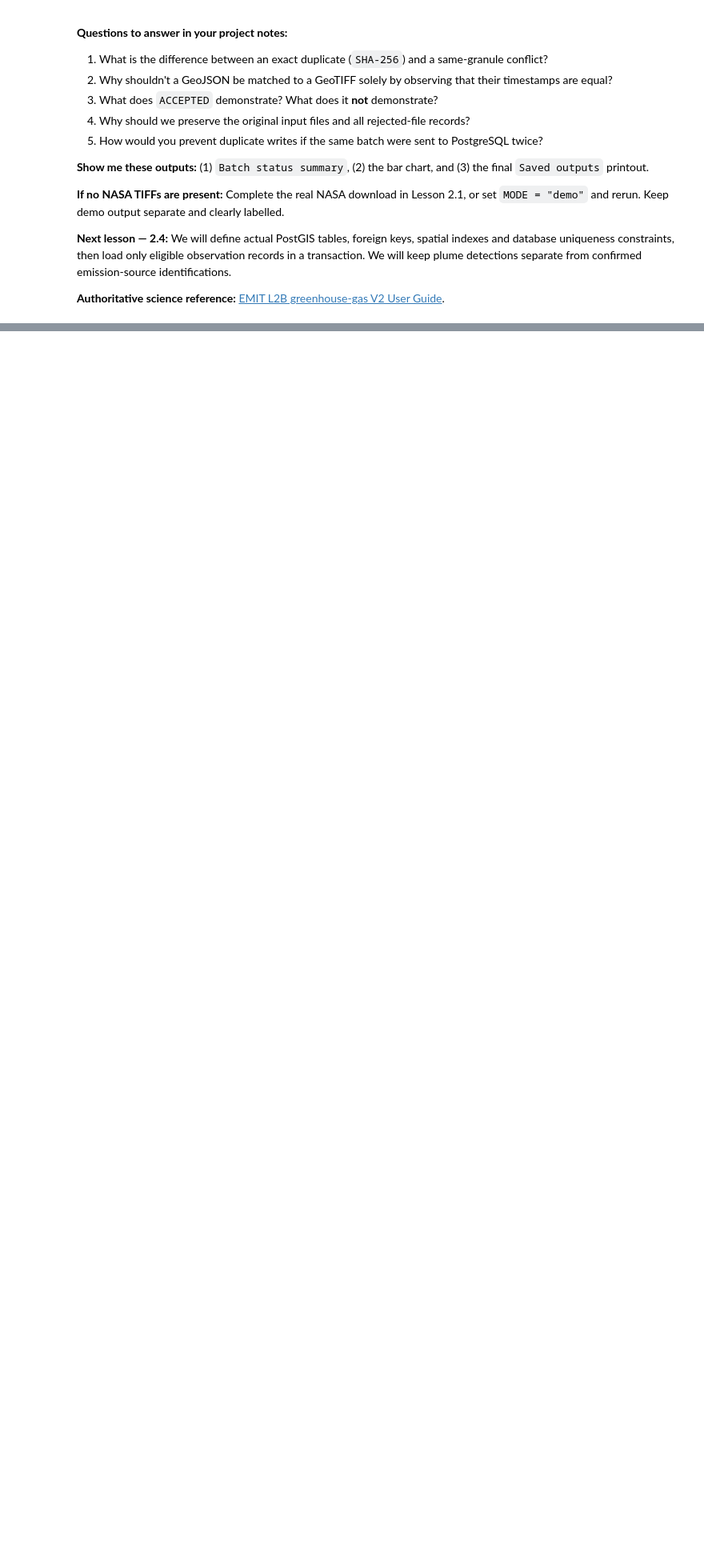
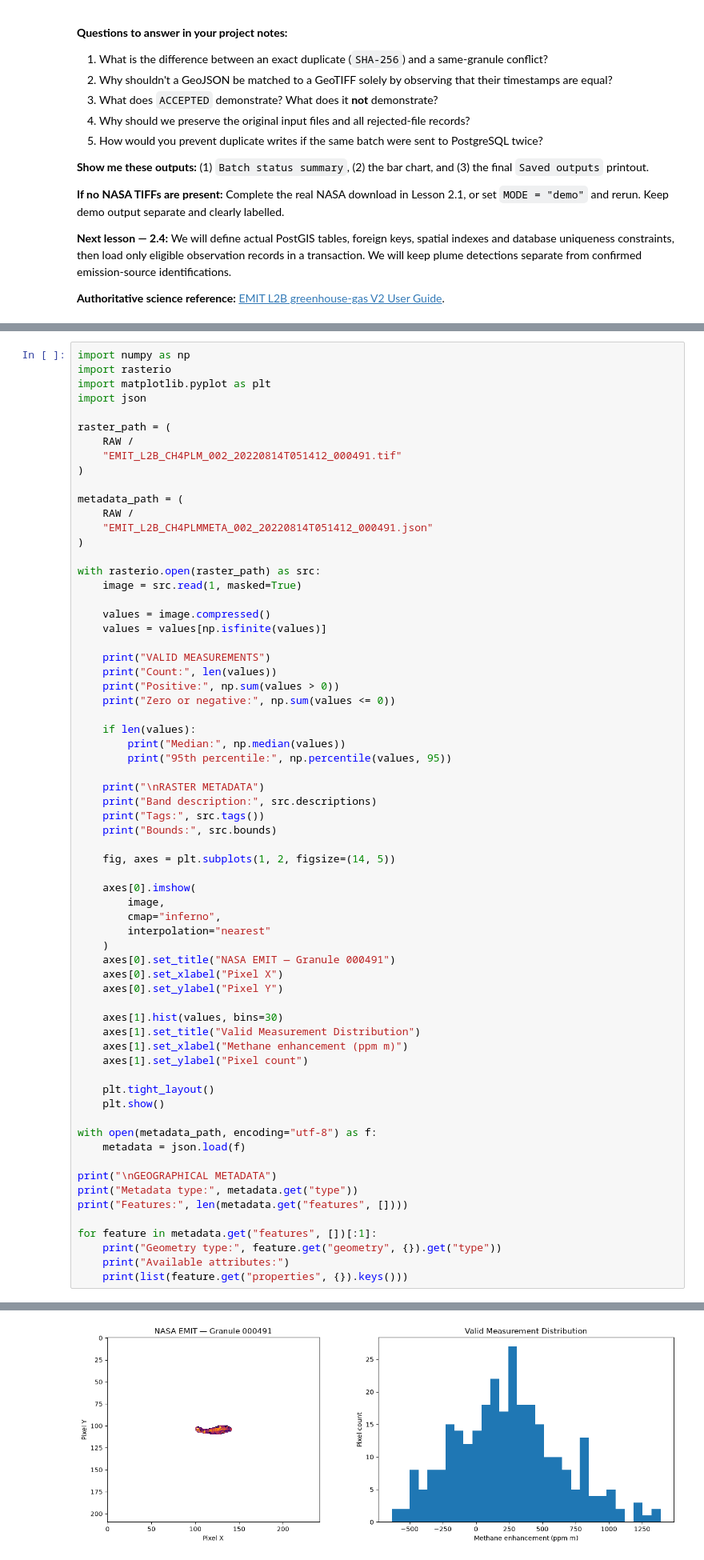
Before and after one commit to BMMUGOMBA/MethaneScope, a Jupyter notebook: MethaneScope_Lesson_2_3_NASA_Metadata_Pairing_Fixed.ipynb, the cells around one changed output, grey strips where cells are left out. Shown at 80% size. Drawn from its saved outputs; the diff is of its cells as text; blank space fills up the shorter version.

```diff
--- a/MethaneScope_Lesson_2_3_NASA_Metadata_Pairing_Fixed.ipynb
+++ b/MethaneScope_Lesson_2_3_NASA_Metadata_Pairing_Fixed.ipynb
@@ -498,0 +871,67 @@ Saved: outputs\emit_batch\emit_batch_quality_distribution.png
+# %%
+import numpy as np
+import rasterio
+import matplotlib.pyplot as plt
+import json
+
+raster_path = (
+    RAW /
+    "EMIT_L2B_CH4PLM_002_20220814T051412_000491.tif"
+)
+
+metadata_path = (
+    RAW /
+    "EMIT_L2B_CH4PLMMETA_002_20220814T051412_000491.json"
+)
+
+with rasterio.open(raster_path) as src:
+    image = src.read(1, masked=True)
+
+    values = image.compressed()
+    values = values[np.isfinite(values)]
+
+    print("VALID MEASUREMENTS")
+    print("Count:", len(values))
+    print("Positive:", np.sum(values > 0))
+    print("Zero or negative:", np.sum(values <= 0))
+
+    if len(values):
+        print("Median:", np.median(values))
+        print("95th percentile:", np.percentile(values, 95))
+
+    print("\nRASTER METADATA")
+    print("Band description:", src.descriptions)
+    print("Tags:", src.tags())
+    print("Bounds:", src.bounds)
+
+    fig, axes = plt.subplots(1, 2, figsize=(14, 5))
+
+    axes[0].imshow(
+        image,
+        cmap="inferno",
+        interpolation="nearest"
+    )
+    axes[0].set_title("NASA EMIT — Granule 000491")
+    axes[0].set_xlabel("Pixel X")
+    axes[0].set_ylabel("Pixel Y")
+
+    axes[1].hist(values, bins=30)
+    axes[1].set_title("Valid Measurement Distribution")
+    axes[1].set_xlabel("Methane enhancement (ppm m)")
+    axes[1].set_ylabel("Pixel count")
+
+    plt.tight_layout()
+    plt.show()
+
+with open(metadata_path, encoding="utf-8") as f:
+    metadata = json.load(f)
+
+print("\nGEOGRAPHICAL METADATA")
+print("Metadata type:", metadata.get("type"))
+print("Features:", len(metadata.get("features", [])))
+
+for feature in metadata.get("features", [])[:1]:
+    print("Geometry type:", feature.get("geometry", {}).get("type"))
+    print("Available attributes:")
+    print(list(feature.get("properties", {}).keys()))
+# %% [output]
@@ -498,0 +949 @@ Saved: outputs\emit_batch\emit_batch_quality_distribution.png
+[figure, added]
```
Also changed, not shown: parts of 7 cells of this notebook, 21 other files.
